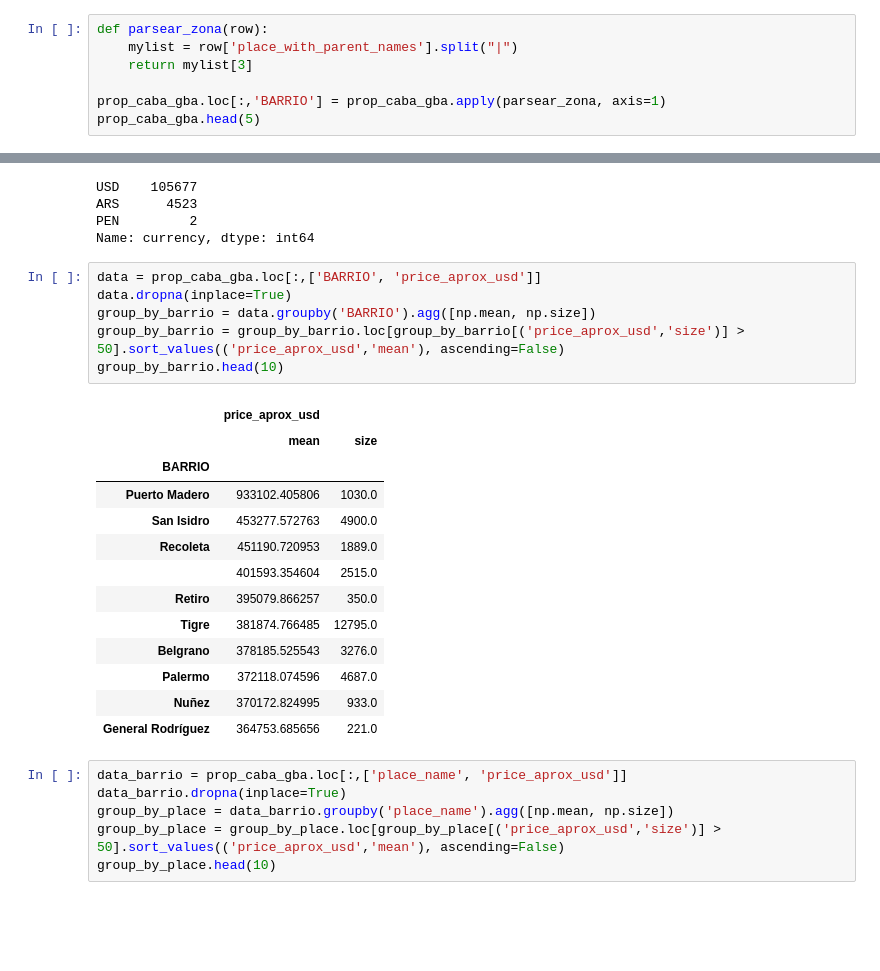
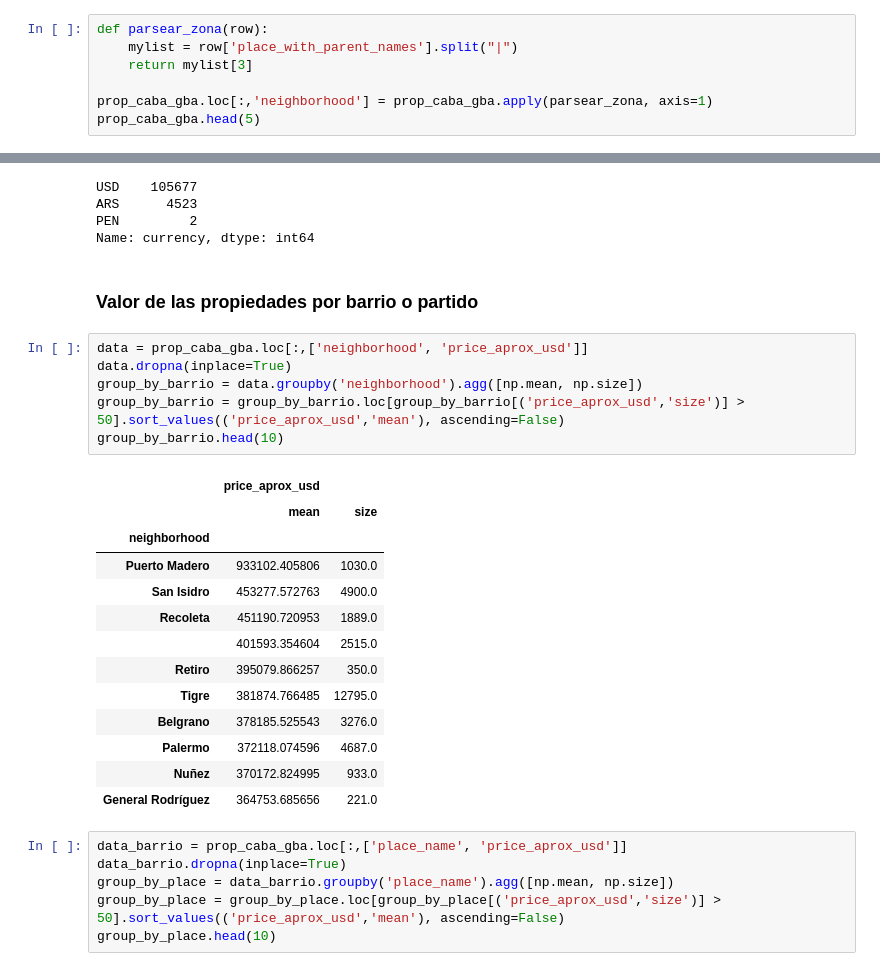
Before and after one commit to DanielMankowski/Data-Scients, a Jupyter notebook: TP 1.ipynb, the cells around one changed output, grey strips where cells are left out. Cells and saved outputs as stored; diff of their text form; blank space fills up the shorter version.

```diff
--- a/TP 1.ipynb
+++ b/TP 1.ipynb
@@ -101,6 +98,6 @@ def parsear_zona(row):
     mylist = row['place_with_parent_names'].split("|")
     return mylist[3]
 
-prop_caba_gba.loc[:,'BARRIO'] = prop_caba_gba.apply(parsear_zona, axis=1)
+prop_caba_gba.loc[:,'neighborhood'] = prop_caba_gba.apply(parsear_zona, axis=1)
 prop_caba_gba.head(5)
 # %% [output]
@@ -146,16 +136,18 @@ USD    105677
 ARS      4523
 PEN         2
 Name: currency, dtype: int64
+# %% [markdown]
+### Valor de las propiedades por barrio o partido
 # %%
-data = prop_caba_gba.loc[:,['BARRIO', 'price_aprox_usd']]
+data = prop_caba_gba.loc[:,['neighborhood', 'price_aprox_usd']]
 data.dropna(inplace=True)
-group_by_barrio = data.groupby('BARRIO').agg([np.mean, np.size])
+group_by_barrio = data.groupby('neighborhood').agg([np.mean, np.size])
 group_by_barrio = group_by_barrio.loc[group_by_barrio[('price_aprox_usd','size')] > 50].sort_values(('price_aprox_usd','mean'), ascending=False)
 group_by_barrio.head(10)
 # %% [output]
 |  | price_aprox_usd |  |
 |  | mean | size |
-| BARRIO |  |  |
+| neighborhood |  |  |
 | Puerto Madero | 933102.405806 | 1030.0 |
 | San Isidro | 453277.572763 | 4900.0 |
 | Recoleta | 451190.720953 | 1889.0 |
```
Also changed, not shown: parts of 33 cells of this notebook.
